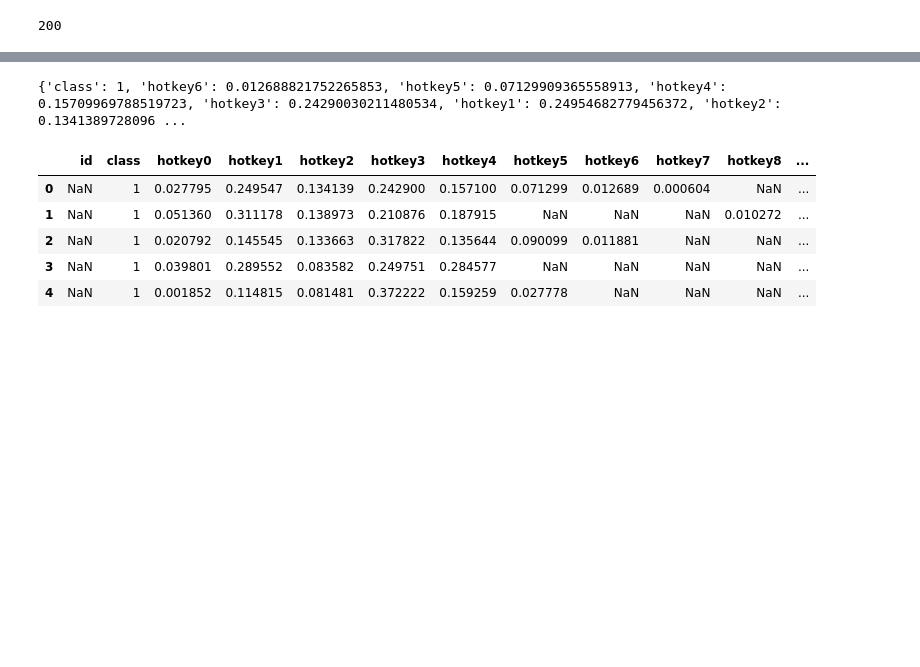
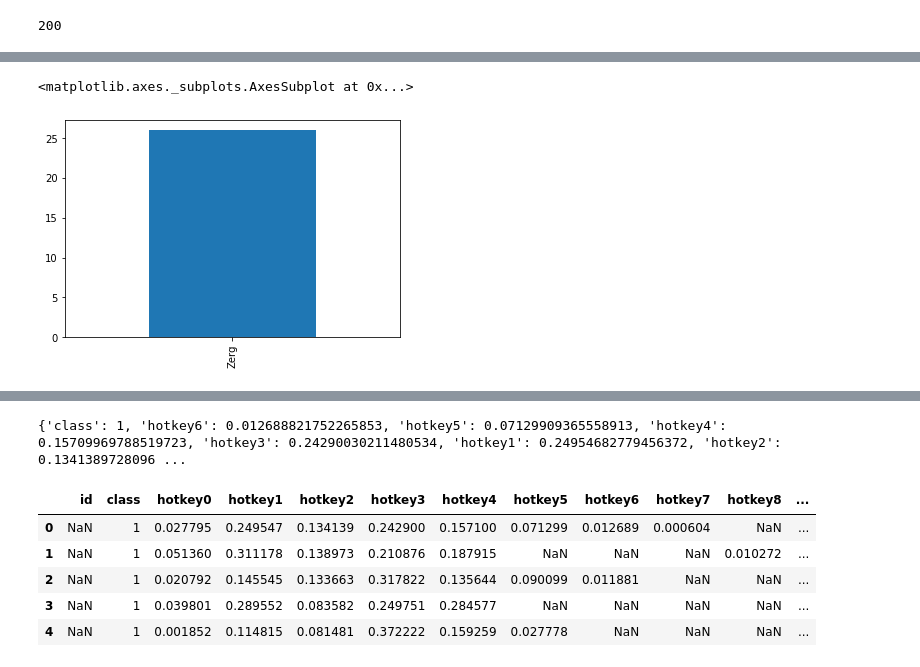
Before and after one commit to AguPereyra/StarcraftDataMiner, a Jupyter notebook: Badr.ipynb, the cells around one changed output, grey strips where cells are left out. Saved outputs shown, nothing was run; the diff lists cells and outputs as text; code cells hidden in the pictures; blank space fills up the shorter version.

```diff
--- a/Badr.ipynb
+++ b/Badr.ipynb
@@ -69,0 +164,6 @@ Shape of the dataset: (3052, 12)
+# %%
+races_joueur = dfi.loc[ids[100]]['class'].value_counts()
+races_joueur.plot.bar()
+# %% [output]
+<matplotlib.axes._subplots.AxesSubplot at 0x...>
+[figure, added]
```
Also changed, not shown: parts of 46 cells of this notebook.
